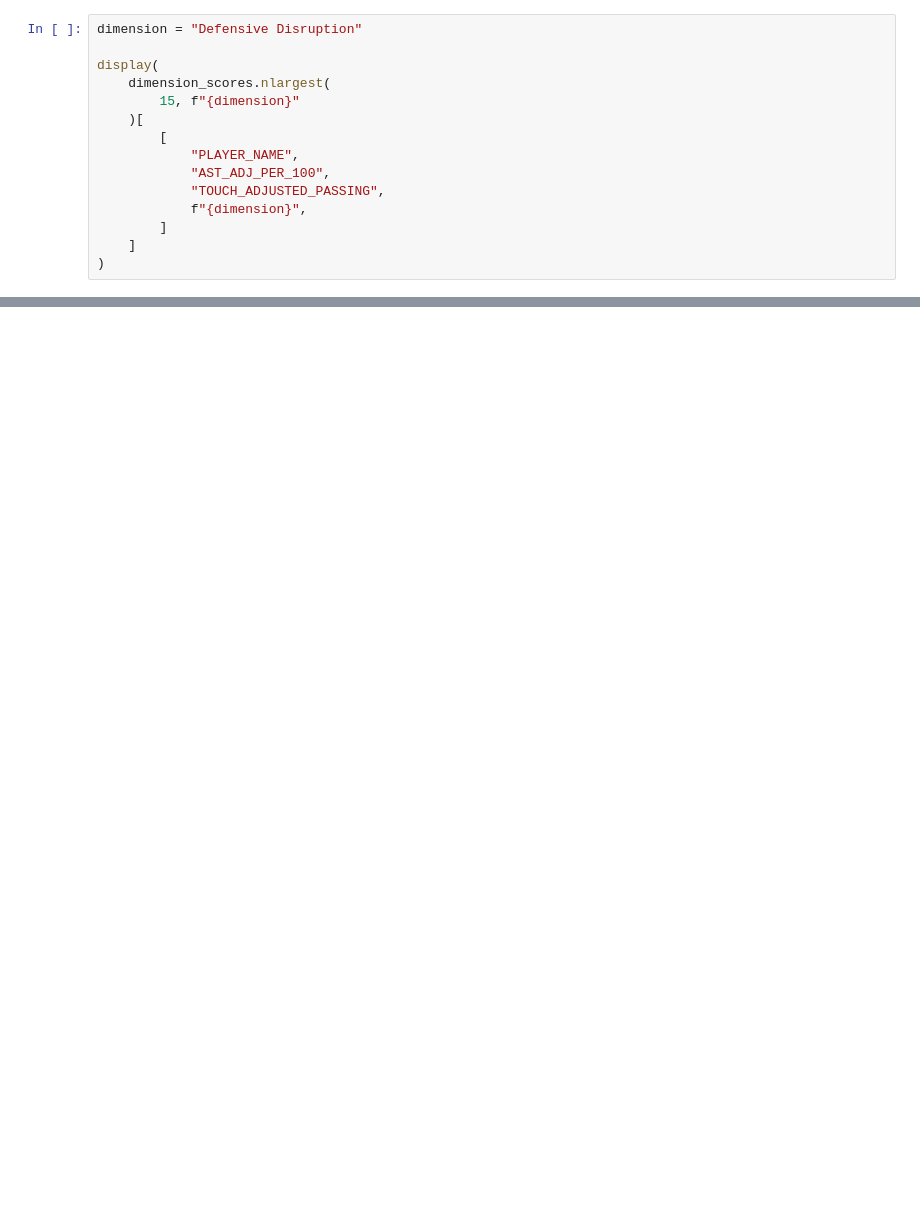
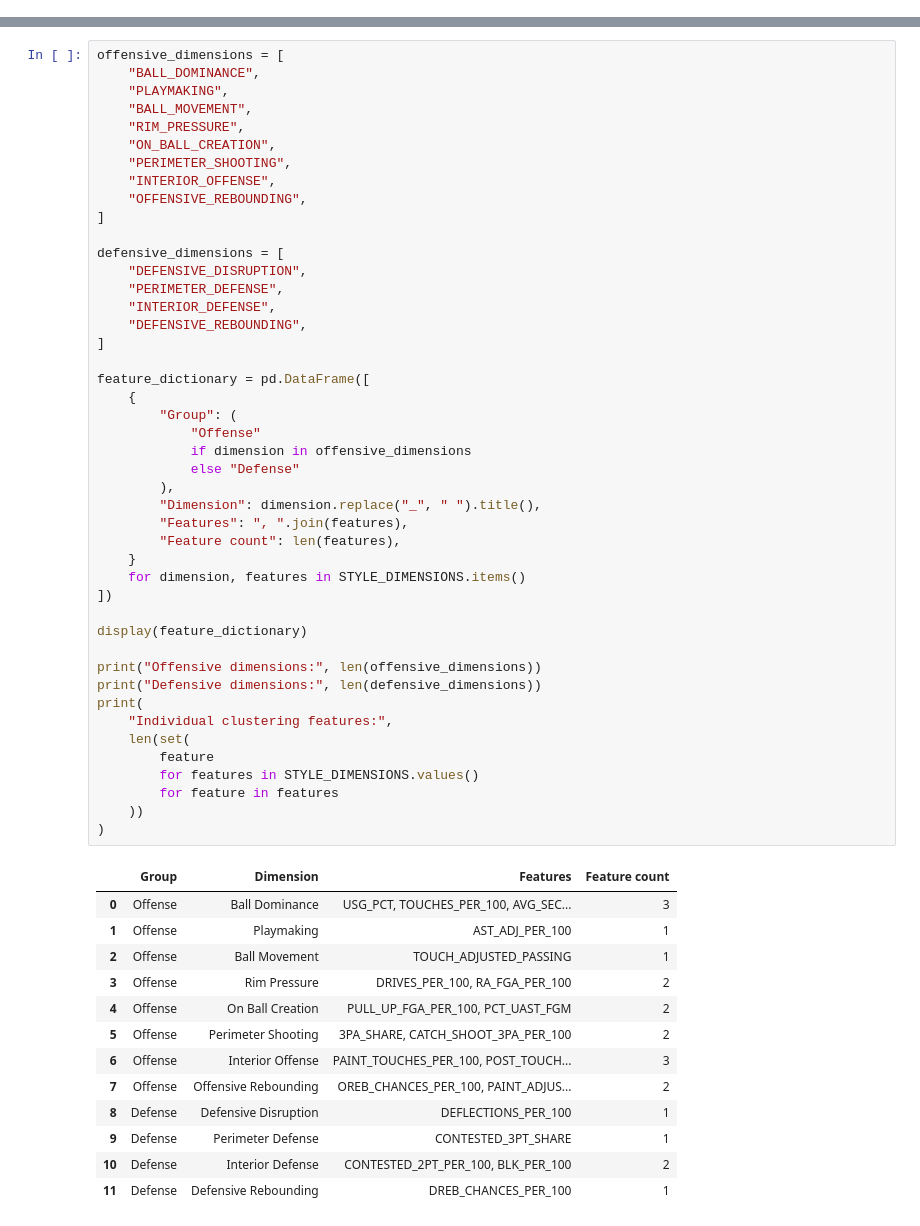
Before and after one commit to alex-abrego/nba-player-archetype-analysis, a Jupyter notebook: notebooks/02_feature_engineering.ipynb, the cells around one changed output, grey strips where cells are left out. Cells and saved outputs as stored; diff of their text form; blank space fills up the shorter version.

```diff
--- a/notebooks/02_feature_engineering.ipynb
+++ b/notebooks/02_feature_engineering.ipynb
@@ -1273,15 +0,0 @@ Dimensions: 12
-# %%
-dimension = "Defensive Disruption"
-
-display(
-    dimension_scores.nlargest(
-        15, f"{dimension}"
-    )[
-        [
-            "PLAYER_NAME",
-            "AST_ADJ_PER_100",
-            "TOUCH_ADJUSTED_PASSING",
-            f"{dimension}",
-        ]
-    ]
-)
@@ -1304,0 +412,59 @@ display(
+# %%
+offensive_dimensions = [
+    "BALL_DOMINANCE",
+    "PLAYMAKING",
+    "BALL_MOVEMENT",
+    "RIM_PRESSURE",
+    "ON_BALL_CREATION",
+    "PERIMETER_SHOOTING",
+    "INTERIOR_OFFENSE",
+    "OFFENSIVE_REBOUNDING",
+]
+
+defensive_dimensions = [
+    "DEFENSIVE_DISRUPTION",
+    "PERIMETER_DEFENSE",
+    "INTERIOR_DEFENSE",
+    "DEFENSIVE_REBOUNDING",
+]
+
+feature_dictionary = pd.DataFrame([
+    {
+        "Group": (
+            "Offense"
+            if dimension in offensive_dimensions
+            else "Defense"
+        ),
+        "Dimension": dimension.replace("_", " ").title(),
+        "Features": ", ".join(features),
+        "Feature count": len(features),
+    }
+    for dimension, features in STYLE_DIMENSIONS.items()
+])
+
+display(feature_dictionary)
+
+print("Offensive dimensions:", len(offensive_dimensions))
+print("Defensive dimensions:", len(defensive_dimensions))
+print(
+    "Individual clustering features:",
+    len(set(
+        feature
+        for features in STYLE_DIMENSIONS.values()
+        for feature in features
+    ))
+)
+# %% [output]
+|  | Group | Dimension | Features | Feature count |
+| 0 | Offense | Ball Dominance | USG_PCT, TOUCHES_PER_100, AVG_SEC... | 3 |
+| 1 | Offense | Playmaking | AST_ADJ_PER_100 | 1 |
+| 2 | Offense | Ball Movement | TOUCH_ADJUSTED_PASSING | 1 |
+| 3 | Offense | Rim Pressure | DRIVES_PER_100, RA_FGA_PER_100 | 2 |
+| 4 | Offense | On Ball Creation | PULL_UP_FGA_PER_100, PCT_UAST_FGM | 2 |
+| 5 | Offense | Perimeter Shooting | 3PA_SHARE, CATCH_SHOOT_3PA_PER_100 | 2 |
+| 6 | Offense | Interior Offense | PAINT_TOUCHES_PER_100, POST_TOUCH... | 3 |
+| 7 | Offense | Offensive Rebounding | OREB_CHANCES_PER_100, PAINT_ADJUS... | 2 |
+| 8 | Defense | Defensive Disruption | DEFLECTIONS_PER_100 | 1 |
+| 9 | Defense | Perimeter Defense | CONTESTED_3PT_SHARE | 1 |
+| 10 | Defense | Interior Defense | CONTESTED_2PT_PER_100, BLK_PER_100 | 2 |
+| 11 | Defense | Defensive Rebounding | DREB_CHANCES_PER_100 | 1 |
```
Also changed, not shown: parts of 46 cells of this notebook, 1 other file.
